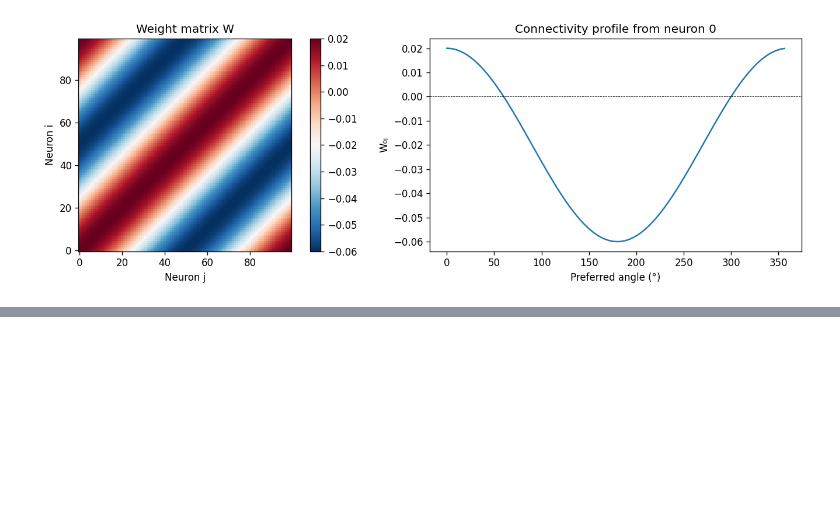
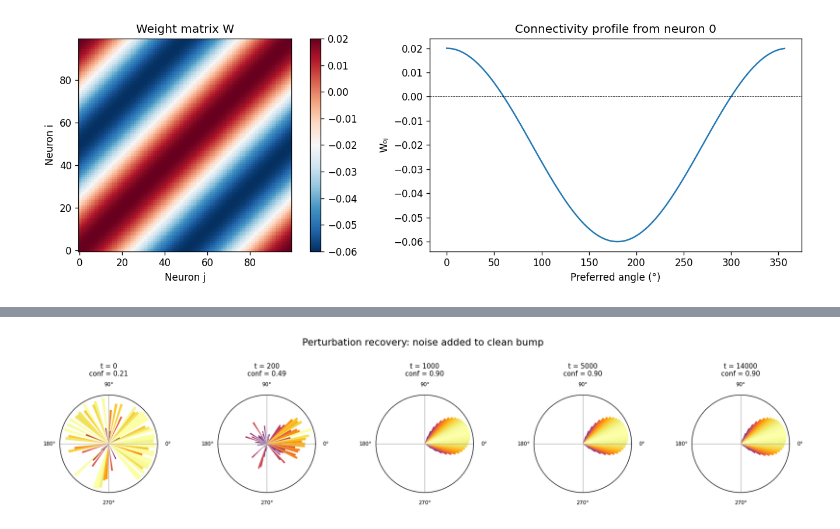
Before and after one commit to yotam180/ring-attractor-project, a Jupyter notebook: notebooks/01_ring_attractor.ipynb, the cells around one changed output, grey strips where cells are left out. Saved outputs shown, nothing was run; the diff lists cells and outputs as text; code cells hidden in the pictures; blank space fills up the shorter version.

```diff
--- a/notebooks/01_ring_attractor.ipynb
+++ b/notebooks/01_ring_attractor.ipynb
@@ -78,0 +141,24 @@ plt.show()
+# %%
+# ## 5. Perturbation recovery
+#
+# A true attractor cleans up noise.  We form a bump, add a large
+# perturbation, and watch the dynamics restore a clean bump.
+
+res_clean = ring.simulate(T=5000, cue_angles=[0.0], cue_duration=T_CUE, seed=10)
+clean_rates = res_clean.rates[-1]
+
+rng = np.random.default_rng(99)
+perturbed = clean_rates + 0.5 * rng.standard_normal(N)
+
+res_pert = ring.simulate(T=15000, cue_angles=None, seed=20, init_rates=perturbed)
+
+snap_times = [0, 200, 1000, 5000, 14000]
+fig, axes = plt.subplots(1, len(snap_times), figsize=(15, 3),
+                         subplot_kw={"projection": "polar"})
+fig.suptitle("Perturbation recovery: noise added to clean bump", fontsize=13, y=1.05)
+for ax, t in zip(axes, snap_times):
+    polar_snapshot(ax, res_pert.rates[t], res_pert.angles,
+                   title=f"t = {t}\nconf = {res_pert.confidence[t]:.2f}")
+plt.tight_layout(); plt.show()
+# %% [output]
+[figure, added]
```
Also changed, not shown: parts of 6 cells of this notebook.
